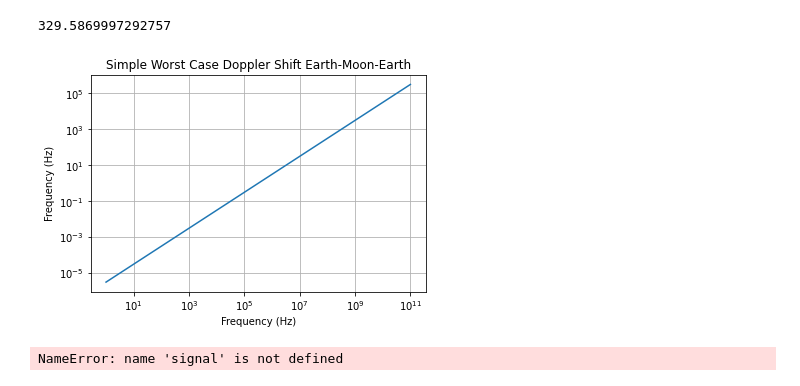
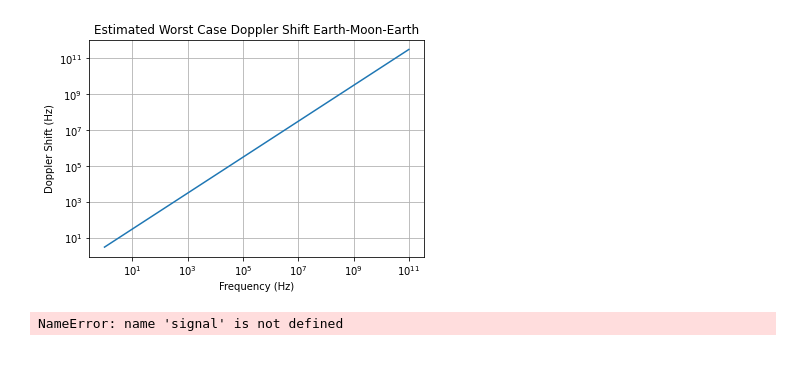
Before and after one commit to BlueCakeWithCows/kohls-seti, a Jupyter notebook: moon_doppler.ipynb, the cells around one changed output. Drawn from its saved outputs; the diff is of its cells as text; code cells hidden in the pictures.

Commit message:
Added image for README

```diff
--- a/moon_doppler.ipynb
+++ b/moon_doppler.ipynb
@@ -8,28 +8,23 @@ from astropy.time import Time
 # %%
 c = 299792458 #m/s
 doppler = lambda f, v: f/((1-v**2/c**2)**(1/2)*(1 + v/c))
 
 
 plt.xscale('log')
 plt.yscale('log')
 freq = np.geomspace(1, 10e10)
 moon_recieve = doppler(freq, 460)
 earth_recieve = doppler(moon_recieve, 460)
-shift = freq- earth_recieve
+shift = (freq- earth_recieve) * 10e5
 
 plt.grid()
-plt.title('Simple Worst Case Doppler Shift Earth-Moon-Earth')
+plt.title('Estimated Worst Case Doppler Shift Earth-Moon-Earth')
 plt.xlabel('Frequency (Hz)')
-plt.ylabel('Frequency (Hz)')
+plt.ylabel('Doppler Shift (Hz)')
 plt.plot(freq, shift)
-
-
-f = doppler(107.4e6, 460)
-f2 = doppler(f, 460)
-107.4e6-f2
+plt.savefig('worst_case_estimate')
 # %% [output]
-329.5869997292757
-[figure, old version]
+[figure, new version]
 # %%
 from astropy.utils import iers
 from astropy.coordinates import get_body_barycentric,get_body_barycentric_posvel, get_body, get_moon
```
Also changed, not shown: 1 other file.
